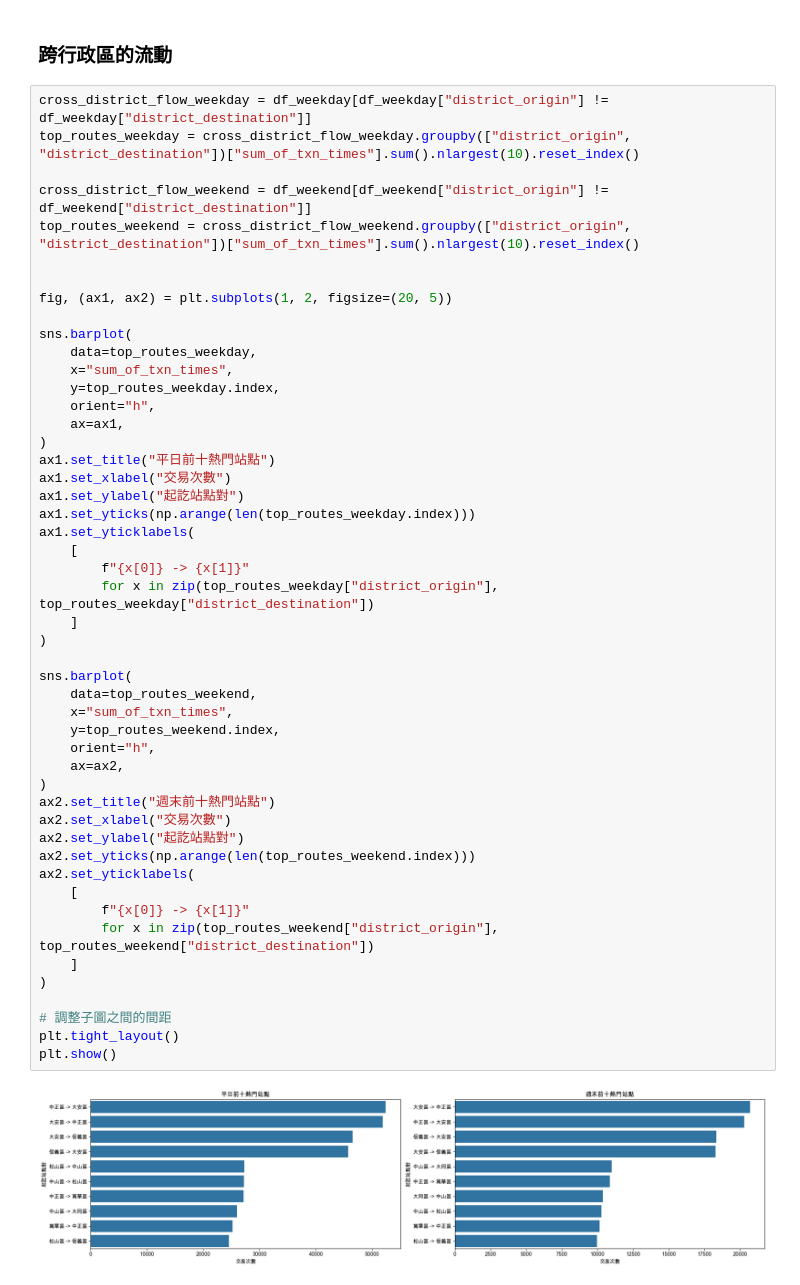
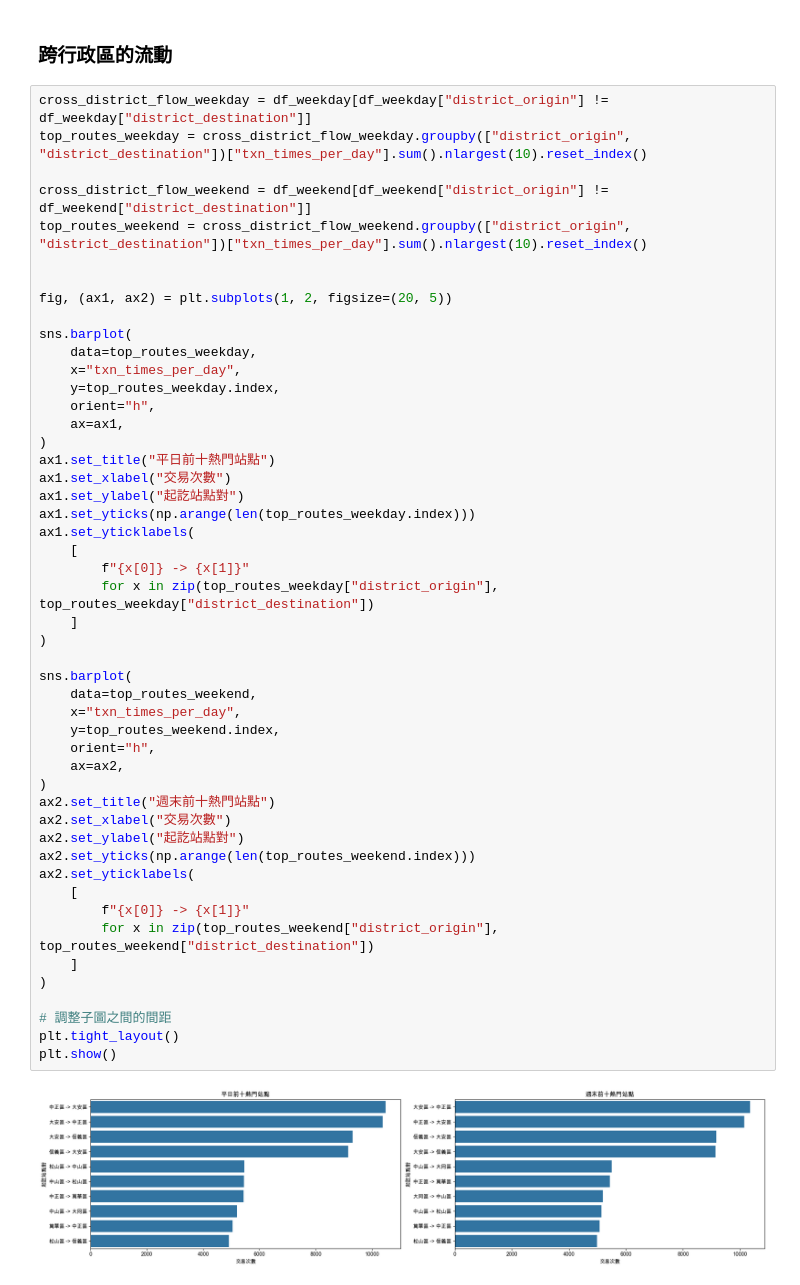
Before and after one commit to guan404ming/youbike-analysis, a Jupyter notebook: data_analysis.ipynb, the cells around one changed output. Cells and saved outputs as stored; diff of their text form.

```diff
--- a/data_analysis.ipynb
+++ b/data_analysis.ipynb
@@ -135,17 +135,17 @@ plt.show()
 ### 跨行政區的流動
 # %%
 cross_district_flow_weekday = df_weekday[df_weekday["district_origin"] != df_weekday["district_destination"]]
-top_routes_weekday = cross_district_flow_weekday.groupby(["district_origin", "district_destination"])["sum_of_txn_times"].sum().nlargest(10).reset_index()
+top_routes_weekday = cross_district_flow_weekday.groupby(["district_origin", "district_destination"])["txn_times_per_day"].sum().nlargest(10).reset_index()
 
 cross_district_flow_weekend = df_weekend[df_weekend["district_origin"] != df_weekend["district_destination"]]
-top_routes_weekend = cross_district_flow_weekend.groupby(["district_origin", "district_destination"])["sum_of_txn_times"].sum().nlargest(10).reset_index()
+top_routes_weekend = cross_district_flow_weekend.groupby(["district_origin", "district_destination"])["txn_times_per_day"].sum().nlargest(10).reset_index()
 
 
 fig, (ax1, ax2) = plt.subplots(1, 2, figsize=(20, 5))
 
 sns.barplot(
     data=top_routes_weekday,
-    x="sum_of_txn_times",
+    x="txn_times_per_day",
     y=top_routes_weekday.index,
     orient="h",
     ax=ax1,
@@ -155,32 +155,32 @@ ax1.set_xlabel("交易次數")
 ax1.set_ylabel("起訖站點對")
 ax1.set_yticks(np.arange(len(top_routes_weekday.index)))
 ax1.set_yticklabels(
     [
         f"{x[0]} -> {x[1]}"
         for x in zip(top_routes_weekday["district_origin"], top_routes_weekday["district_destination"])
     ]
 )
 
 sns.barplot(
     data=top_routes_weekend,
-    x="sum_of_txn_times",
+    x="txn_times_per_day",
     y=top_routes_weekend.index,
     orient="h",
     ax=ax2,
 )
 ax2.set_title("週末前十熱門站點")
 ax2.set_xlabel("交易次數")
 ax2.set_ylabel("起訖站點對")
 ax2.set_yticks(np.arange(len(top_routes_weekend.index)))
 ax2.set_yticklabels(
     [
         f"{x[0]} -> {x[1]}"
         for x in zip(top_routes_weekend["district_origin"], top_routes_weekend["district_destination"])
     ]
 )
 
 # 調整子圖之間的間距
 plt.tight_layout()
 plt.show()
 # %% [output]
-[figure, old version]
+[figure, new version]
```
Also changed, not shown: parts of 4 cells of this notebook, 2 other files.
